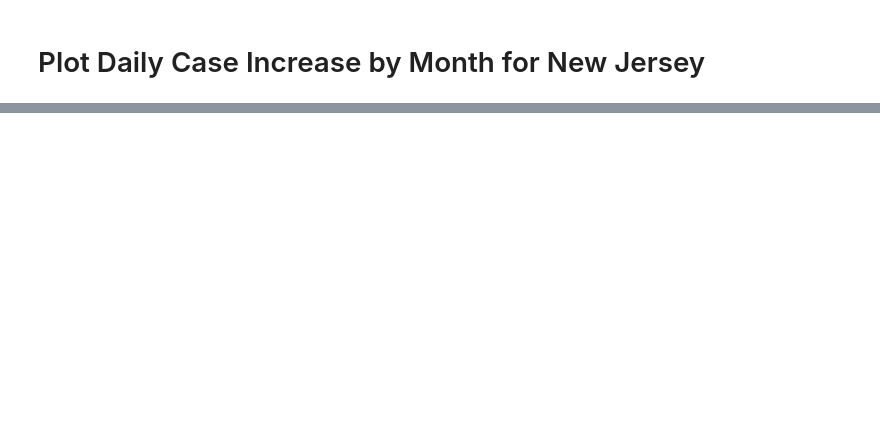
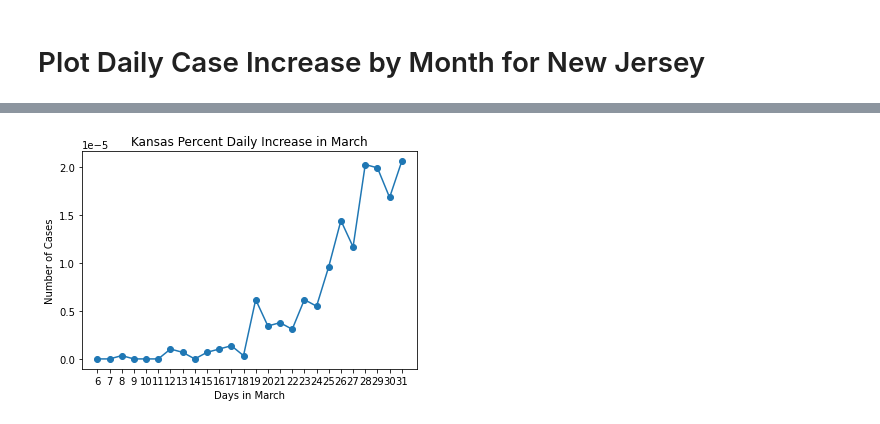
Before and after one commit to adrianstrecker/project-1, a Jupyter notebook: Covid Tracking API to JSON.ipynb, the cells around one changed output, grey strips where cells are left out. Cells and saved outputs as stored; diff of their text form; code cells hidden in the pictures; blank space fills up the shorter version.

```diff
--- a/Covid Tracking API to JSON.ipynb
+++ b/Covid Tracking API to JSON.ipynb
@@ -431,0 +428,14 @@ plt.show()
+# %%
+#Add state population
+ks_march["Population"] = "2913314"
+ks_march["Population"] = pd.to_numeric(ks_march["Population"])
+nj_march["Population"] = "8882190"
+nj_march["Population"] = pd.to_numeric(nj_march["Population"])
+#Add percent daily increase
+ks_march["Pct of Daily Increase"] = ks_march["positiveIncrease"]/ks_march["Population"]
+nj_march["Pct of Daily Increase"] = nj_march["positiveIncrease"]/nj_march["Population"]
+
+#Format
+ks_march["Pct of Daily Increase"] = ks_march["Pct of Daily Increase"].astype(float).map("{:.2%}".format)
+nj_march["Pct of Daily Increase"] = nj_march["Pct of Daily Increase"].astype(float).map("{:.2%}".format)
+nj_march.head(1)
@@ -431,0 +501,76 @@ plt.show()
+# %%
+#Plot March data for Kansas
+march_ks = plt.figure(1)
+ks_date = np.arange(6,32)
+ks_daily_march = ks_march["Pct of Daily Increase"]
+
+plt.plot(ks_date, ks_daily_march, marker = 'o')
+plt.xticks(np.arange(min(ks_date), max(ks_date)+1, 1.0))
+plt.xlabel("Days in March")
+plt.ylabel("Number of Cases")
+plt.title("Kansas Percent Daily Increase in March")
+plt.savefig("Images/Percent/ks_march_graph.png")
+
+#Plot April data for Kansas
+april_ks = plt.figure(2)
+date = np.arange(1,31)
+ks_daily_april = ks_april["Pct of Daily Increase"]
+
+plt.plot(date, ks_daily_april, marker = 'o')
+plt.xticks(np.arange(min(date), max(date)+1, 1.0))
+plt.xlabel("Days in April")
+plt.ylabel("Number of Cases")
+plt.title("Kansas Percent Daily Increase in April")
+plt.savefig("Images/Percent/ks_april_graph.png")
+
+#Plot May data for Kansas
+may_ks = plt.figure(3)
+date = np.arange(1,32)
+ks_daily_may = ks_may["Pct of Daily Increase"]
+
+plt.plot(date, ks_daily_may, marker = 'o')
+plt.xticks(np.arange(min(date), max(date)+1, 1.0))
+plt.xlabel("Days in May")
+plt.ylabel("Number of Cases")
+plt.title("Kansas Percent Daily Increase in May")
+plt.savefig("Images/Percent/ks_may_graph.png")
+
+#Plot June data for Kansas
+june_ks = plt.figure(4)
+date = np.arange(1,31)
+ks_daily_june = ks_june["Pct of Daily Increase"]
+
+plt.plot(date, ks_daily_june, marker = 'o')
+plt.xticks(np.arange(min(date), max(date)+1, 1.0))
+plt.xlabel("Days in June")
+plt.ylabel("Number of Cases")
+plt.title("Kansas Percent Daily Increase in June")
+plt.savefig("Images/Percent/ks_june_graph.png")
+
+#Plot July data for Kansas
+july_ks = plt.figure(5)
+date = np.arange(1,32)
+ks_daily_july = ks_july["Pct of Daily Increase"]
+
+plt.plot(date, ks_daily_july, marker = 'o')
+plt.xticks(np.arange(min(date), max(date)+1, 1.0))
+plt.xlabel("Days in July")
+plt.ylabel("Number of Cases")
+plt.title("Kansas Percent Daily Increase in July")
+plt.savefig("Images/Percent/ks_july_graph.png")
+
+#Plot August data for Kansas
+aug_ks = plt.figure(6)
+date = np.arange(1,32)
+ks_daily_aug = ks_aug["Pct of Daily Increase"]
+
+plt.plot(date, ks_daily_aug, marker = 'o')
+plt.xticks(np.arange(min(date), max(date)+1, 1.0))
+plt.xlabel("Days in August")
+plt.ylabel("Number of Cases")
+plt.title("Kansas Percent Daily Increase in August")
+plt.savefig("Images/Percent/ks_aug_graph.png")
+
+plt.show()
+# %% [output]
+[figure, added]
```
Also changed, not shown: parts of 14 cells of this notebook, 40 other files.
